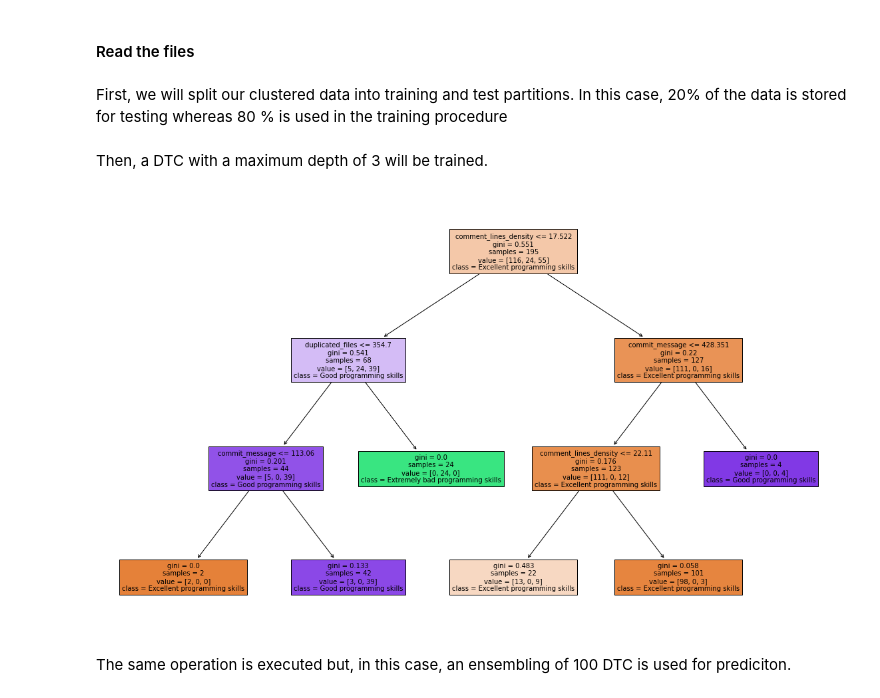
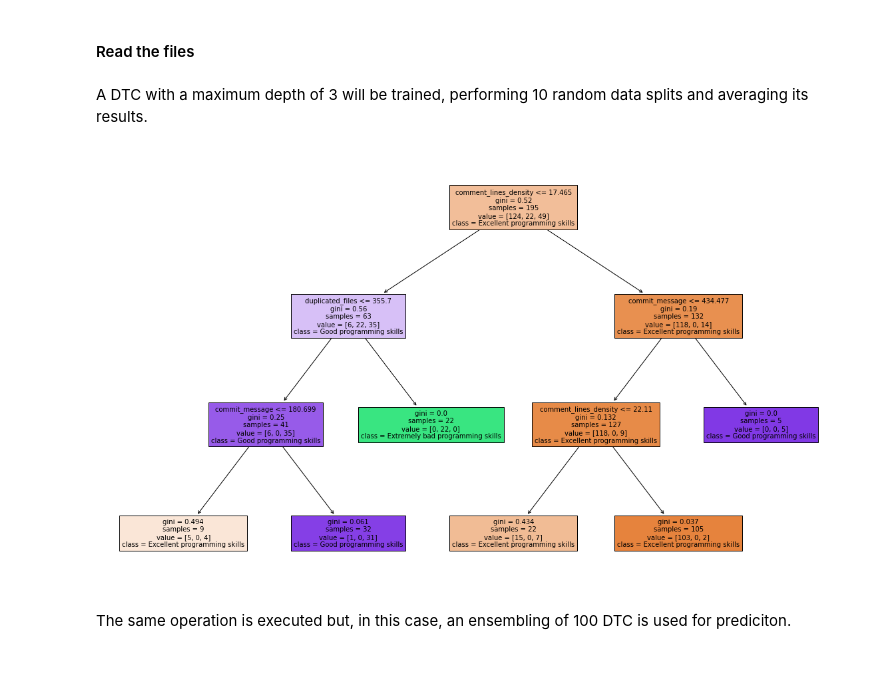
Before and after one commit to Vinomo4/SWTech, a Jupyter notebook: notebooks/Classifiers.ipynb, the cells around one changed output. Drawn from its saved outputs; the diff is of its cells as text; code cells hidden in the pictures; blank space fills up the shorter version.

```diff
--- a/notebooks/Classifiers.ipynb
+++ b/notebooks/Classifiers.ipynb
@@ -39,5 +39,3 @@ track("Finished reading files")
 # %%
 # Droping undesired columns
 data = clustered_data.drop(["author", "quality_rating"],axis = 1)
-# %% [markdown]
-First, we will split our clustered data into training and test partitions. In this case, 20% of the data is stored for testing whereas 80 % is used in the training procedure
@@ -46,11 +42,12 @@ X_train, X_test, Y_train, Y_test = split_data(data,0.2)
 # %% [markdown]
-Then, a DTC with a maximum depth of 3 will be trained.
+A DTC with a maximum depth of 3 will be trained, performing 10 random data splits and averaging its results.
 # %%
 # Creating the decision tree classifier.
 track("Training DTC")
-dtc = train_decision_tree([X_train,Y_train])
+dtc,cm_dtc, labels = train_decision_tree(data,0.2)
+track("Finished training DTC")
 # %% [output]
-[figure, old version]
+[figure, new version]
 # %% [markdown]
 The same operation is executed but, in this case, an ensembling of 100 DTC is used for prediciton.
 # %%
```
Also changed, not shown: parts of 9 cells of this notebook, 17 other files.
